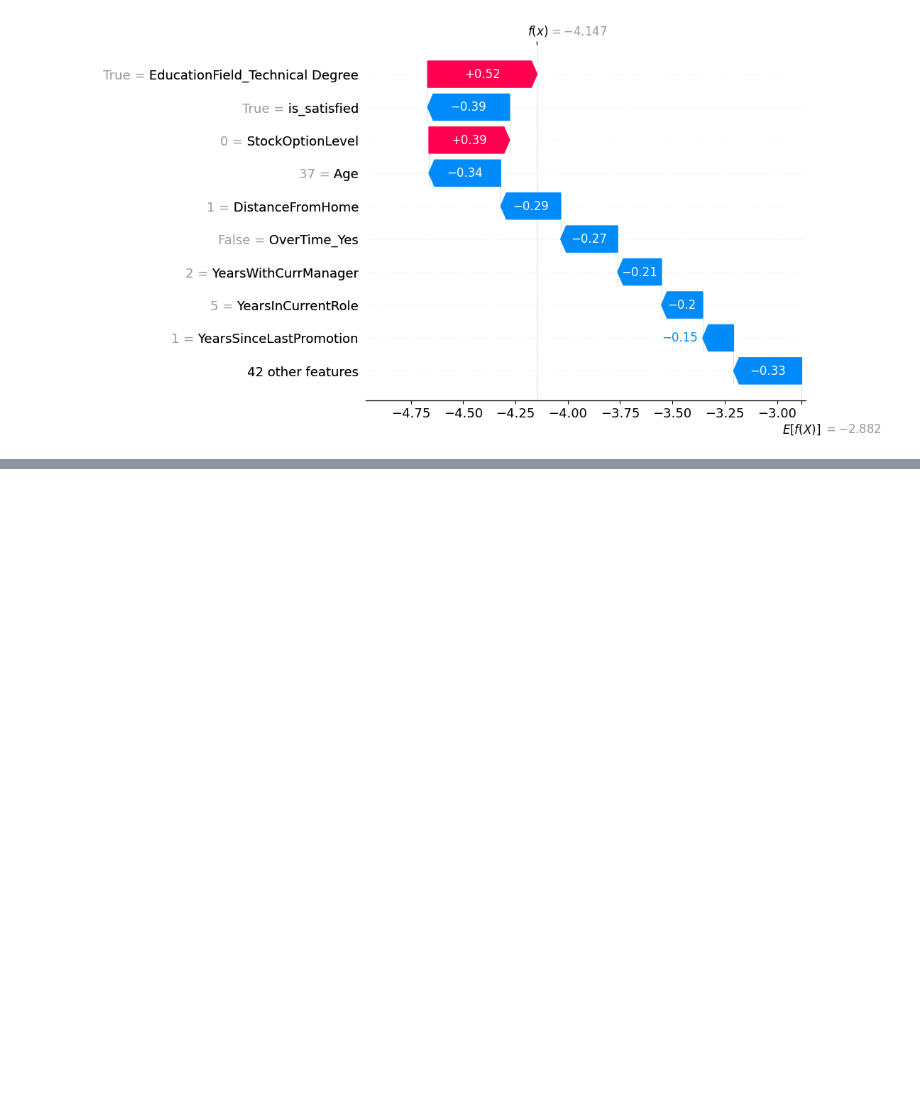
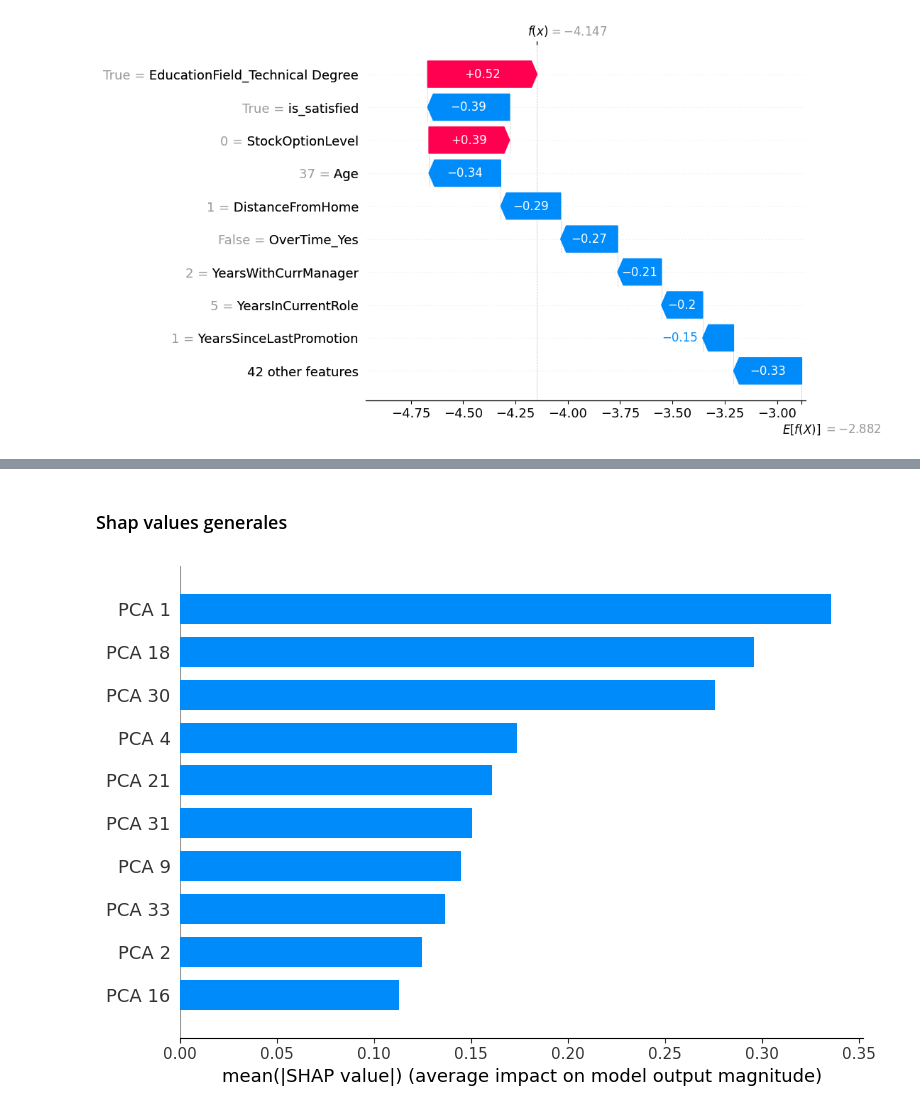
Before and after one commit to luisejdm/Aprendizaje_Estadistico, a Jupyter notebook: Examenes/Examen4_practico.ipynb, the cells around one changed output, grey strips where cells are left out. Cells and saved outputs as stored; diff of their text form; code cells hidden in the pictures; blank space fills up the shorter version.

```diff
--- a/Examenes/Examen4_practico.ipynb
+++ b/Examenes/Examen4_practico.ipynb
@@ -335,0 +374,6 @@ shap.summary_plot(shap_values, X_shap, plot_type='dot', max_display=10)
+# %% [markdown]
+### Shap values generales
+# %%
+shap.summary_plot(shap_values, X_shap, plot_type="bar",  max_display=10)
+# %% [output]
+[figure, added]
```
Also changed, not shown: parts of 38 cells of this notebook.
